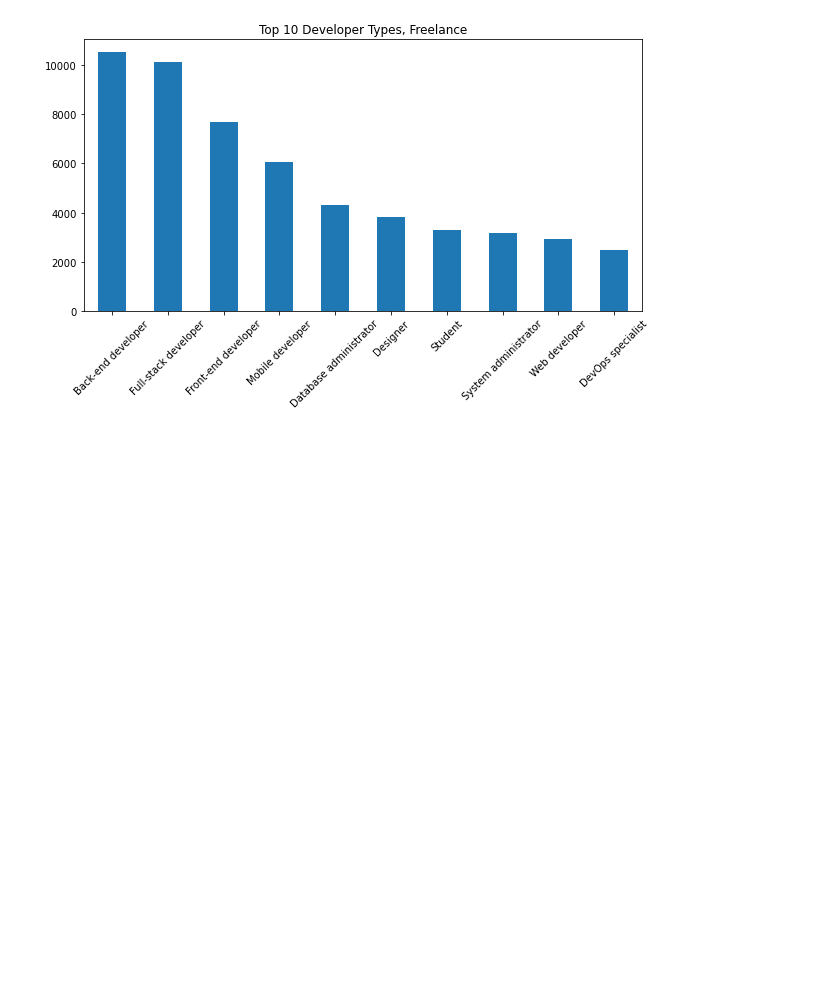
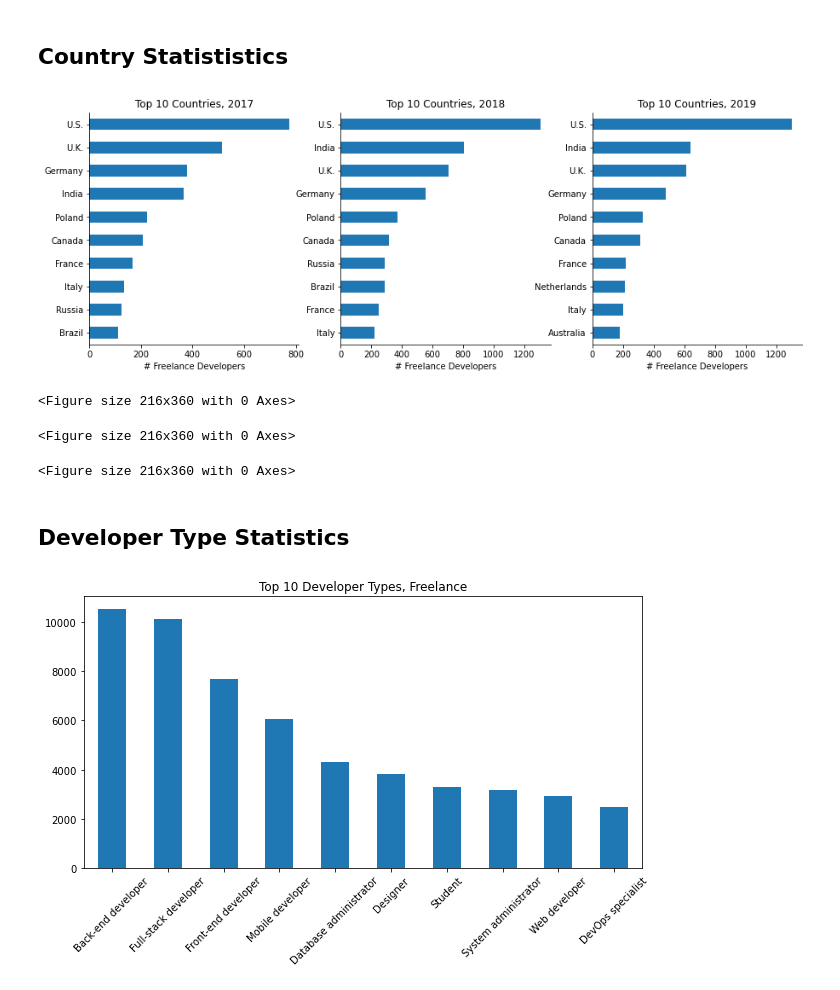
Before and after one commit to aldrinlambon/stackoverflow-survey-data-analysis, a Jupyter notebook: DataPreparation.ipynb, the cells around one changed output. Cells and saved outputs as stored; diff of their text form; code cells hidden in the pictures; blank space fills up the shorter version.

```diff
--- a/DevTypeStats.ipynb
+++ b/DataPreparation.ipynb
@@ -31,0 +64,29 @@ df_free.head()
+# %%
+df_2017 = pd.read_csv('survey_results_public_2017.csv',low_memory=False)
+cols_2017 = ['EmploymentStatus','Country','FormalEducation','MajorUndergrad',
+             'DeveloperType','JobSatisfaction','Salary',
+             'HaveWorkedLanguage','HaveWorkedDatabase','HaveWorkedPlatform','HaveWorkedFramework',
+            ]
+df_2017 = df_2017[cols_2017]
+df_2017 = clean(df_2017,2017)
+
+df_2018 = pd.read_csv('survey_results_public_2018.csv',low_memory=False)
+cols_2018 = ['Employment','Country','FormalEducation','UndergradMajor',
+             'DevType','JobSatisfaction','Salary',
+             'LanguageWorkedWith','DatabaseWorkedWith','PlatformWorkedWith','FrameworkWorkedWith'
+            ]
+df_2018 = df_2018[cols_2018]
+df_2018 = clean(df_2018,2018)
+
+df_2019 = pd.read_csv('survey_results_public_2019.csv',low_memory=False)
+
+cols_2019 = ['Employment','Country','EdLevel','UndergradMajor',
+             'DevType','JobSat','CompTotal',
+             'LanguageWorkedWith','DatabaseWorkedWith','PlatformWorkedWith','WebFrameWorkedWith'
+            ]
+df_2019 = df_2019[cols_2019]
+df_2019 = clean(df_2019,2019)
+# %%
+df_free = pd.concat([df_2017,df_2018,df_2019],axis=0,ignore_index=True)
+print(df_free.shape)
+df_free.head()
@@ -32,3 +101,26 @@ df_free.head()
+# %% [markdown]
+## Country Statististics
+# %%
+fig, ax = plt.subplots(1,3,figsize=(15,5));
+
+i = 0
+for year in [2017,2018,2019]:
+    plt.figure(figsize=(3,5))
+    df_year = df_free[df_free['Year']==year]
+    df_year['Country'].value_counts().head(10).sort_values(ascending=True).plot(kind='barh',ax=ax[i])
+    ax[i].spines['right'].set_visible(False)
+    ax[i].spines['top'].set_visible(False)
+    ax[i].set_xlabel('# Freelance Developers')
+    ax[i].set_title('Top 10 Countries, '+str(year));
+    i+=1
+plt.show();
+# %% [output]
+[figure, added]
+<Figure size 216x360 with 0 Axes>
+<Figure size 216x360 with 0 Axes>
+<Figure size 216x360 with 0 Axes>
+# %% [markdown]
+## Developer Type Statistics
 # %%
 plt.figure(figsize=(10,5))
 series = explode_variable(df_free['DeveloperType'],'DeveloperType')
```
Also changed, not shown: parts of 4 cells of this notebook, 2 other files.
